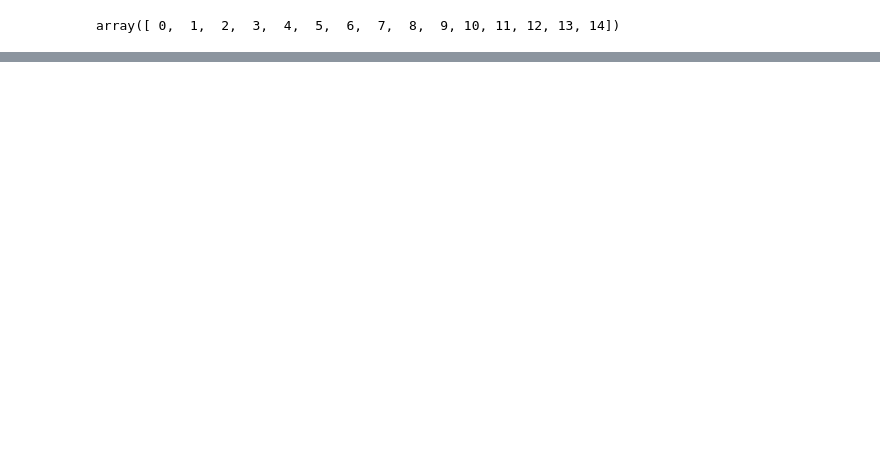
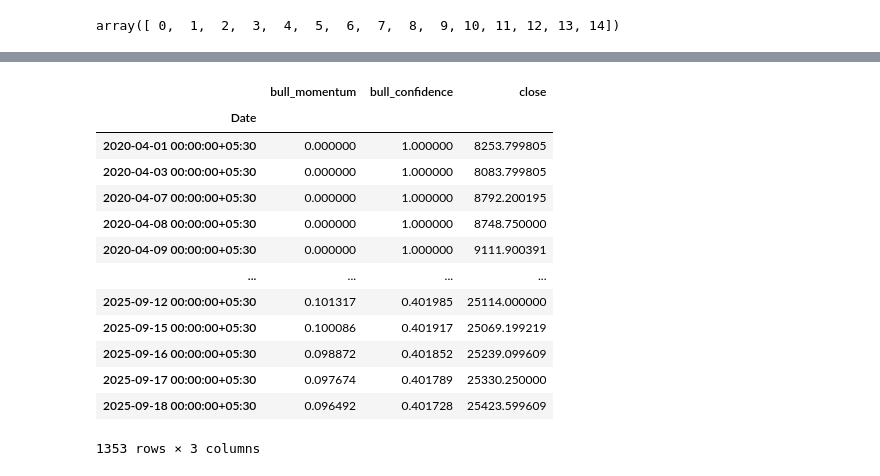
Before and after one commit to gautamnaik1994/gmmm-direction-prediction, a Jupyter notebook: notebooks/modelling/06.RegimeLabellingv2.ipynb, the cells around one changed output, grey strips where cells are left out. Saved outputs shown, nothing was run; the diff lists cells and outputs as text; code cells hidden in the pictures; blank space fills up the shorter version.

```diff
--- a/notebooks/modelling/06.RegimeLabellingv2.ipynb
+++ b/notebooks/modelling/06.RegimeLabellingv2.ipynb
@@ -271,5 +273,0 @@ len(state_mass)
-# %%
-state_mass = post.mean(axis=0)
-active_states = np.sum(state_mass > 0.01)
-
-print("Effective HMM states:", active_states)
@@ -527,9 +510,9 @@ for k, row in macro_summary.iterrows():
     if row["label"] == "Strong Bull":
         bull_strength[k] = 1.0
     elif row["label"] == "Bull":
-        bull_strength[k] = 0.7
+        bull_strength[k] = 0.75
     elif row["label"] == "Sideways / Transition":
-        bull_strength[k] = 0.4
+        bull_strength[k] = 0.55
     elif row["label"] == "High Volatility":
         bull_strength[k] = 0.2
     else:  # Bear
@@ -729,0 +753,25 @@ fig.show()
+# %%
+# bull_momentum, bull_conf_smooth, df["Close"]
+
+cdf=pd.DataFrame({
+    "bull_momentum": bull_momentum,
+    "bull_confidence": bull_conf_smooth,
+    "close": df["Close"]
+})
+# %%
+cdf
+# %% [output]
+|  | bull_momentum | bull_confidence | close |
+| Date |  |  |  |
+| 2020-04-01 00:00:00+05:30 | 0.000000 | 1.000000 | 8253.799805 |
+| 2020-04-03 00:00:00+05:30 | 0.000000 | 1.000000 | 8083.799805 |
+| 2020-04-07 00:00:00+05:30 | 0.000000 | 1.000000 | 8792.200195 |
+| 2020-04-08 00:00:00+05:30 | 0.000000 | 1.000000 | 8748.750000 |
+| 2020-04-09 00:00:00+05:30 | 0.000000 | 1.000000 | 9111.900391 |
+| ... | ... | ... | ... |
+| 2025-09-12 00:00:00+05:30 | 0.101317 | 0.401985 | 25114.000000 |
+| 2025-09-15 00:00:00+05:30 | 0.100086 | 0.401917 | 25069.199219 |
+| 2025-09-16 00:00:00+05:30 | 0.098872 | 0.401852 | 25239.099609 |
+| 2025-09-17 00:00:00+05:30 | 0.097674 | 0.401789 | 25330.250000 |
+| 2025-09-18 00:00:00+05:30 | 0.096492 | 0.401728 | 25423.599609 |
+1353 rows × 3 columns
```
Also changed, not shown: parts of 33 cells of this notebook, 5 other files.
